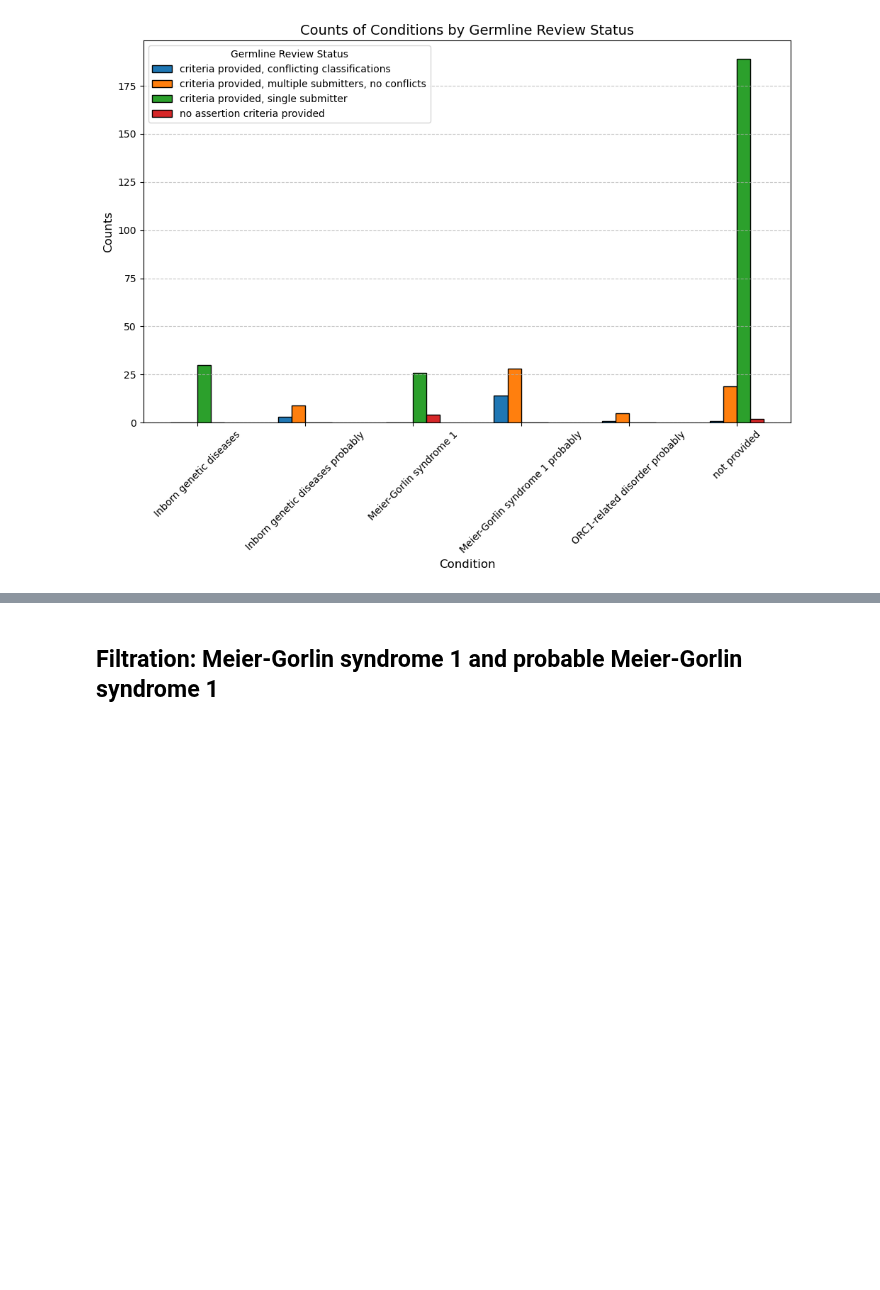
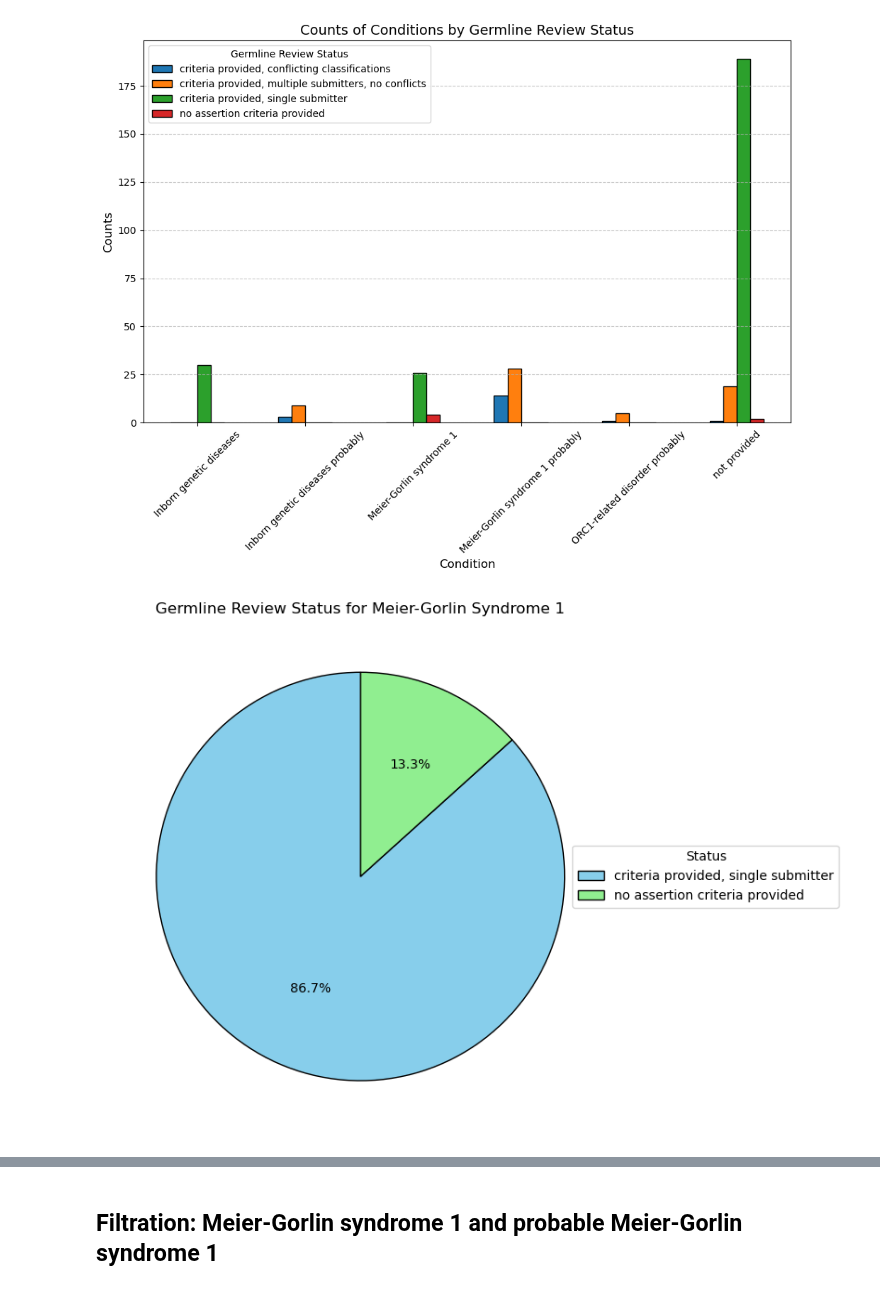
Before and after one commit to Lopatushka/ORC1, a Jupyter notebook: clinvar_analysis.ipynb, the cells around one changed output, grey strips where cells are left out. Cells and saved outputs as stored; diff of their text form; code cells hidden in the pictures; blank space fills up the shorter version.

```diff
--- a/clinvar_analysis.ipynb
+++ b/clinvar_analysis.ipynb
@@ -115,5 +115,38 @@ plt.tight_layout()
 plt.show()
 # %% [output]
 [figure]
+# %%
+# Filter the data for the specific condition
+filtered_data = df['Germline review status'][df["Condition_new"] =="Meier-Gorlin syndrome 1"]
+# Count the occurrences of each status
+status_counts = filtered_data.value_counts()
+
+# Count the occurrences of each status
+status_counts = filtered_data.value_counts()
+
+# Plot a pie chart
+plt.figure(figsize=(8, 6))
+pie_chart = status_counts.plot.pie(
+    labels=None,
+    autopct='%1.1f%%',  # Show percentages
+    startangle=90,      # Rotate start angle
+    colors=['skyblue', 'lightgreen', 'orange'],  # Optional: specify colors
+    wedgeprops={'edgecolor': 'black'},  # Add edge color
+    title="Germline Review Status for Meier-Gorlin Syndrome 1"
+)
+
+# Add a legend at the center right
+plt.legend(
+    labels=status_counts.index,  # Use the status names as labels
+    title="Status",              # Add a title to the legend
+    loc="center right",          # Position the legend at the center-right
+    bbox_to_anchor=(1.45, 0.5),  # Offset for better alignment
+)
+
+plt.ylabel("")  # Remove default y-axis label
+plt.tight_layout()  # Adjust layout to fit everything nicely
+plt.show()
+# %% [output]
+[figure, added]
 # %%
 # Filter the data for the specific condition
```
Also changed, not shown: parts of 5 cells of this notebook.
